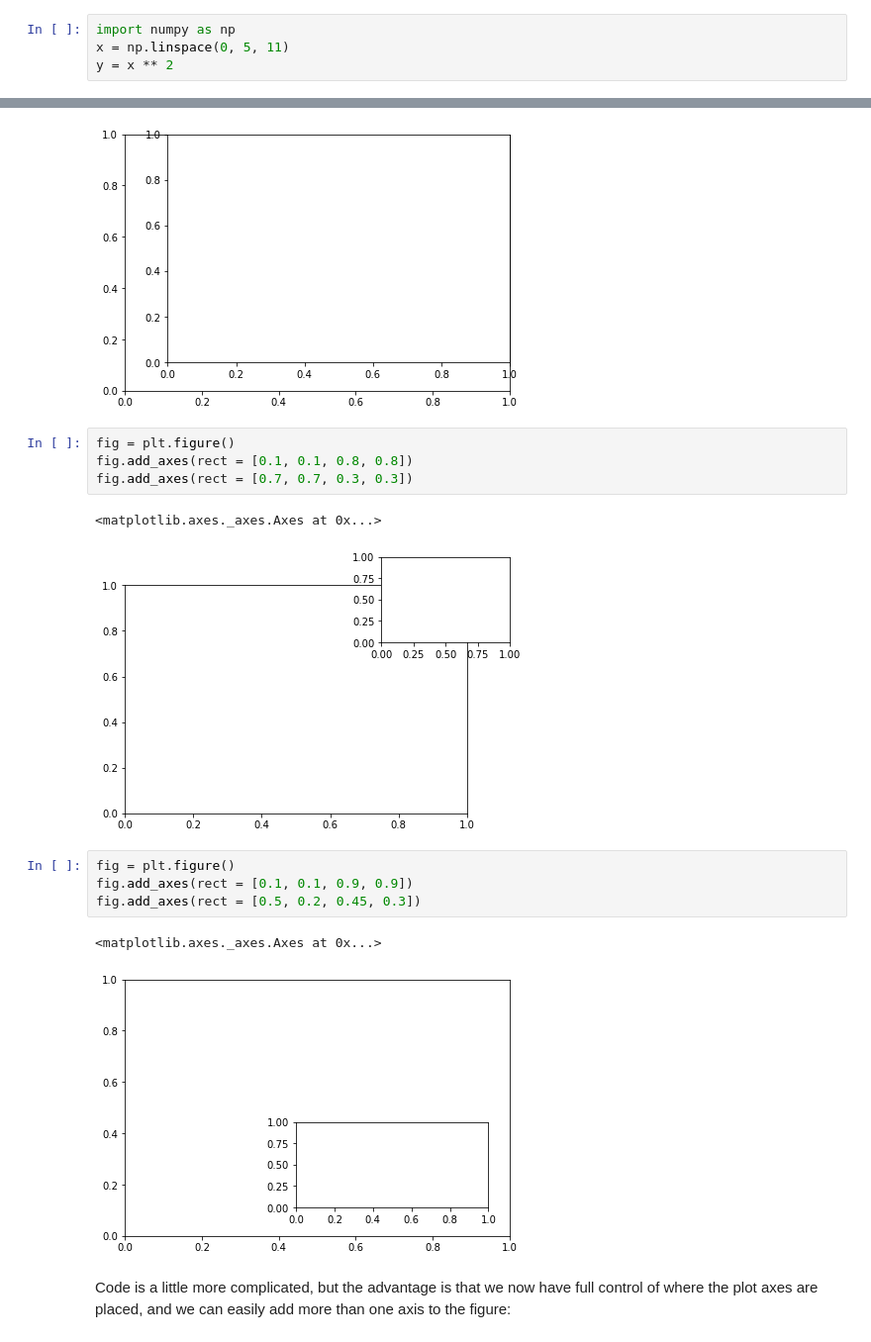
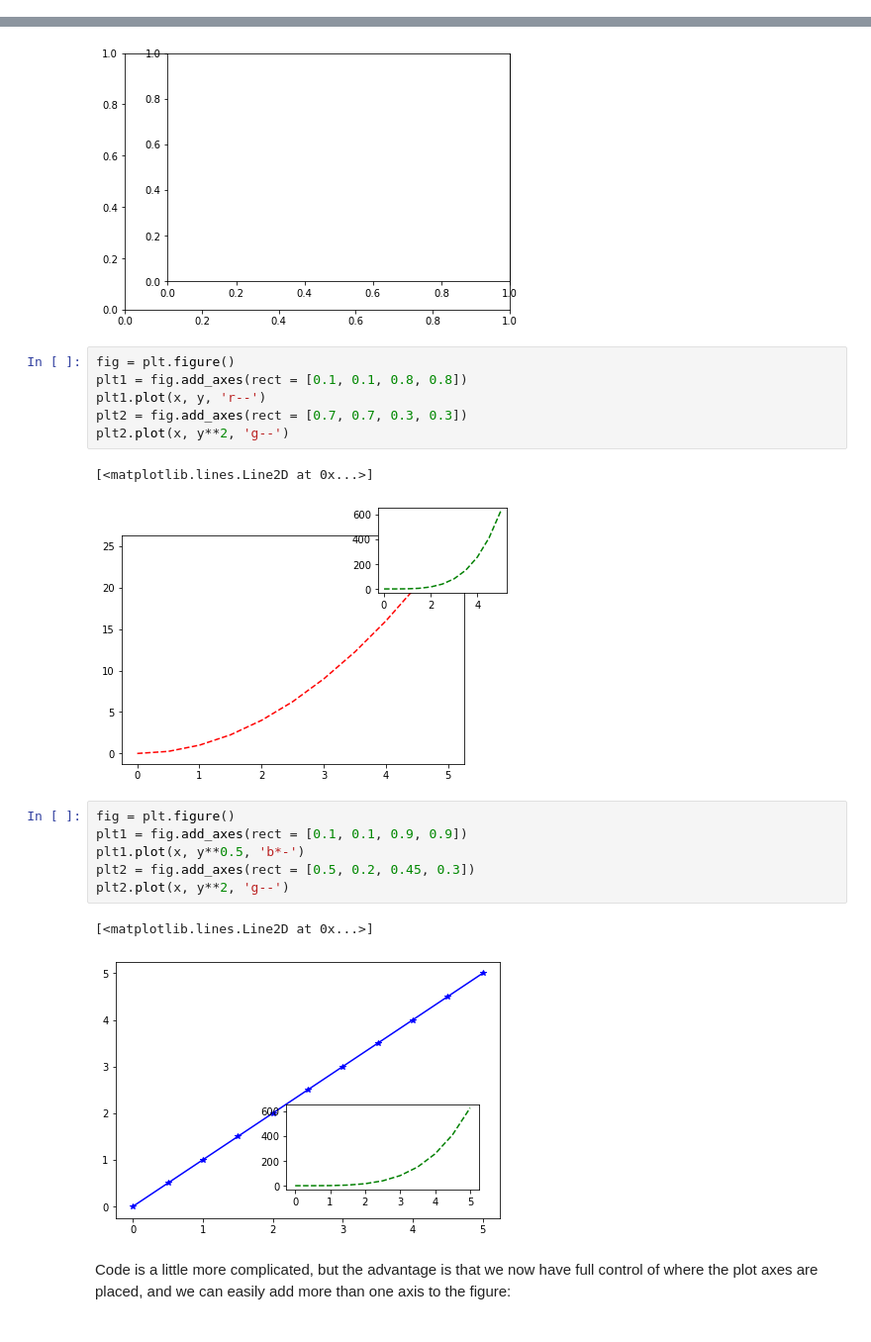
Before and after one commit to anirudhjayaraman/Python-DS-ML-Bootcamp, a Jupyter notebook: 05-Data-Visualization-with-Matplotlib/01-Matplotlib Concepts Lecture.ipynb, the cells around one changed output, grey strips where cells are left out. Shown: that part at 99% size. Saved outputs shown, nothing was run; the diff lists cells and outputs as text.

```diff
--- a/05-Data-Visualization-with-Matplotlib/01-Matplotlib Concepts Lecture.ipynb
+++ b/05-Data-Visualization-with-Matplotlib/01-Matplotlib Concepts Lecture.ipynb
@@ -61,7 +57,3 @@ len(np.linspace(0, 5, 45))
 print(x)
 # %% [output]
 [0.  0.5 1.  1.5 2.  2.5 3.  3.5 4.  4.5 5. ]
-# %%
-import numpy as np
-x = np.linspace(0, 5, 11)
-y = x ** 2
@@ -155,18 +168,22 @@ fig.add_axes([0.2, 0.2, 0.8, 0.8])
 [figure]
 # %%
 fig = plt.figure()
-fig.add_axes(rect = [0.1, 0.1, 0.8, 0.8])
-fig.add_axes(rect = [0.7, 0.7, 0.3, 0.3])
+plt1 = fig.add_axes(rect = [0.1, 0.1, 0.8, 0.8])
+plt1.plot(x, y, 'r--')
+plt2 = fig.add_axes(rect = [0.7, 0.7, 0.3, 0.3])
+plt2.plot(x, y**2, 'g--')
 # %% [output]
-<matplotlib.axes._axes.Axes at 0x...>
+[<matplotlib.lines.Line2D at 0x...>]
-[figure, old version]
+[figure, new version]
 # %%
 fig = plt.figure()
-fig.add_axes(rect = [0.1, 0.1, 0.9, 0.9])
-fig.add_axes(rect = [0.5, 0.2, 0.45, 0.3])
+plt1 = fig.add_axes(rect = [0.1, 0.1, 0.9, 0.9])
+plt1.plot(x, y**0.5, 'b*-')
+plt2 = fig.add_axes(rect = [0.5, 0.2, 0.45, 0.3])
+plt2.plot(x, y**2, 'g--')
 # %% [output]
-<matplotlib.axes._axes.Axes at 0x...>
+[<matplotlib.lines.Line2D at 0x...>]
-[figure, old version]
+[figure, new version]
 # %% [markdown]
 Code is a little more complicated, but the advantage is that we now have full control of where the plot axes are placed, and we can easily add more than one axis to the figure:
 # %%
```
Also changed, not shown: parts of 20 cells of this notebook, 5 other files.
